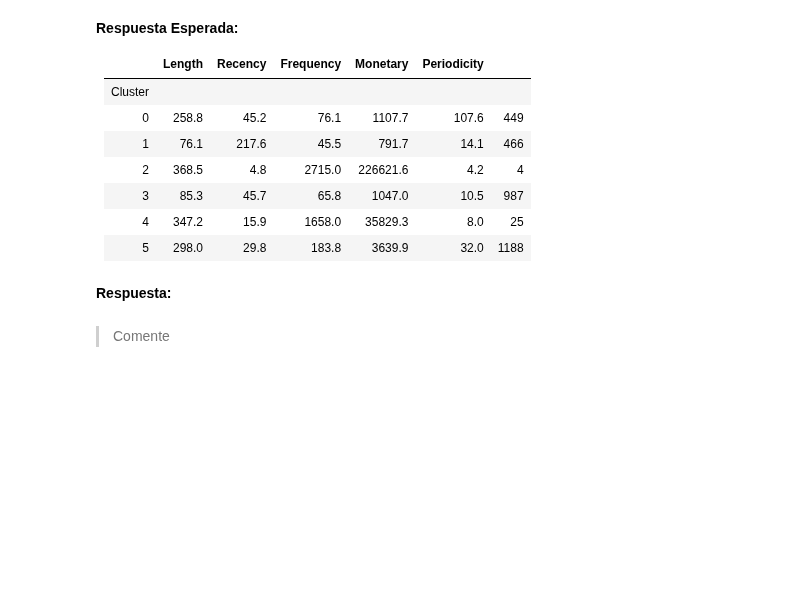
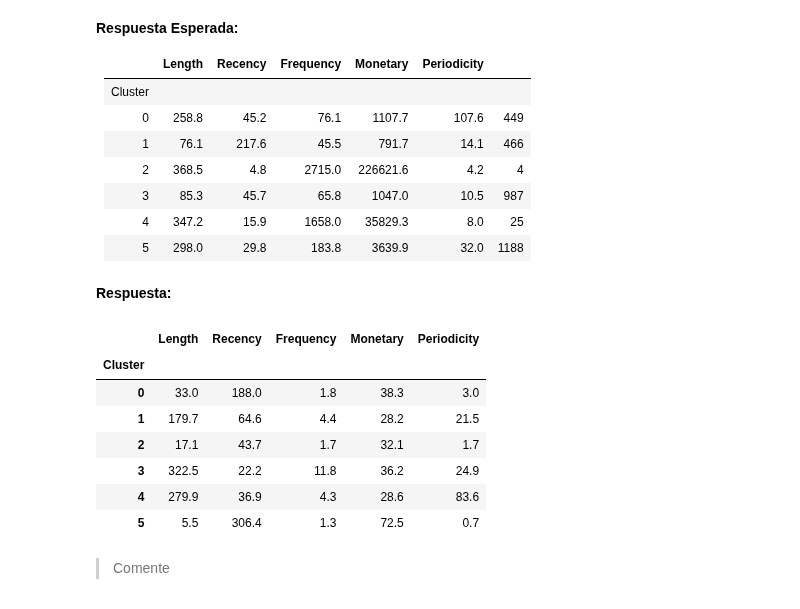
Before and after one commit to SimonSanfeliu/MDS7202-BS, a Jupyter notebook: L7/Lab7_Becerra_Sanfeliú.ipynb, the cells around one changed output. Saved outputs shown, nothing was run; the diff lists cells and outputs as text; code cells hidden in the pictures; blank space fills up the shorter version.

```diff
--- a/L7/Lab7_Becerra_Sanfeliú.ipynb
+++ b/L7/Lab7_Becerra_Sanfeliú.ipynb
@@ -355,6 +355,24 @@ Una vez ajustado los datos, genere una tabla con los promedios (o medianas) para
 |    5    |   298.0 |      29.8 |    183.8 |      3639.9 |  32.0 |  1188 |
 # %% [markdown]
 **Respuesta:**
+# %%
+# Usando k = 6
+new_k = pipeline_k(6).fit(df_retail)
+
+# Agrupando
+df_new = custom_features(df_retail)
+df_new["Cluster"] = new_k["K-Means"].labels_
+final_df = round(df_new.groupby("Cluster").mean(numeric_only=True), 1)
+final_df
+# %% [output]
+|  | Length | Recency | Frequency | Monetary | Periodicity |
+| Cluster |  |  |  |  |  |
+| 0 | 33.0 | 188.0 | 1.8 | 38.3 | 3.0 |
+| 1 | 179.7 | 64.6 | 4.4 | 28.2 | 21.5 |
+| 2 | 17.1 | 43.7 | 1.7 | 32.1 | 1.7 |
+| 3 | 322.5 | 22.2 | 11.8 | 36.2 | 24.9 |
+| 4 | 279.9 | 36.9 | 4.3 | 28.6 | 83.6 |
+| 5 | 5.5 | 306.4 | 1.3 | 72.5 | 0.7 |
 # %% [markdown]
 > Comente
 # %% [markdown]
```
Also changed, not shown: parts of 1 cell of this notebook.
